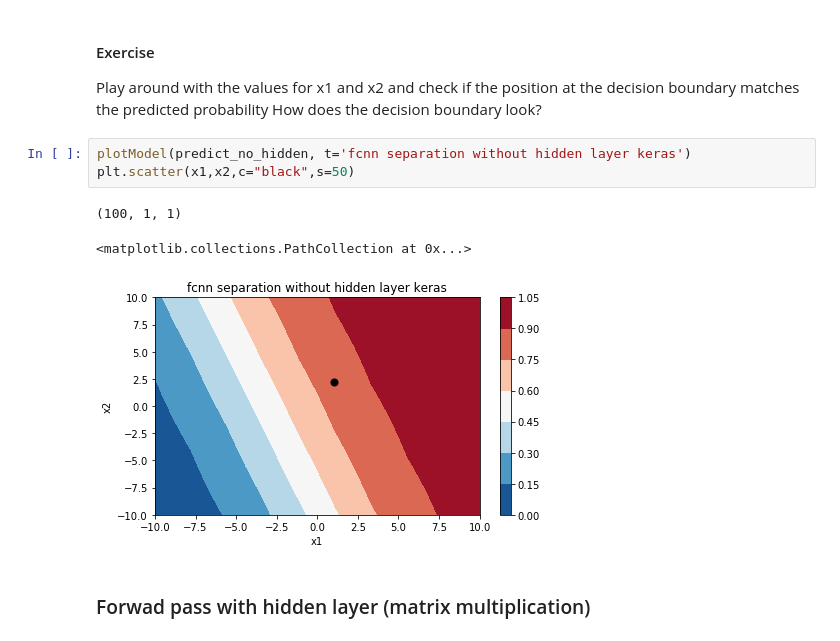
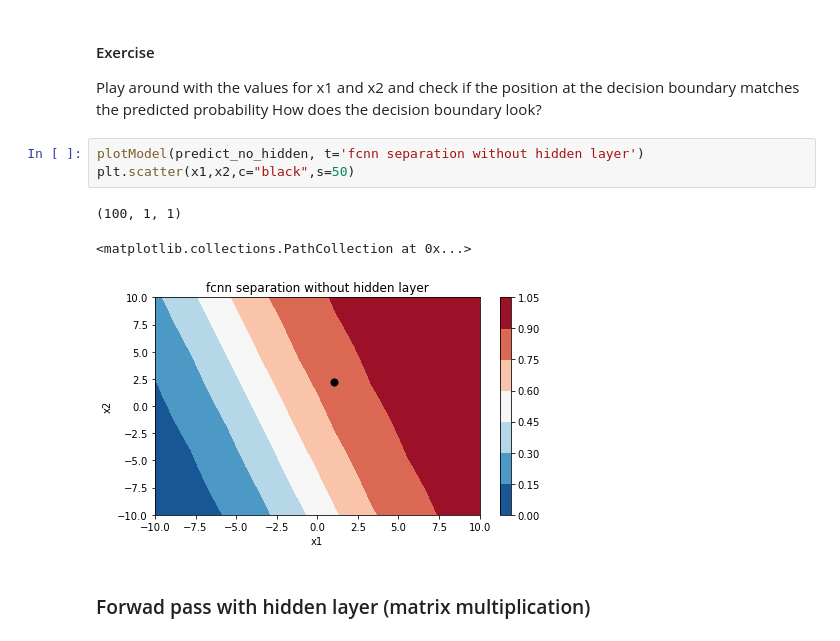
Before and after one commit to tensorchiefs/dl_course_2020, a Jupyter notebook: notebooks/01_simple_forward_pass_sol.ipynb, the cells around one changed output. Cells and saved outputs as stored; diff of their text form.

```diff
--- a/notebooks/01_simple_forward_pass_sol.ipynb
+++ b/notebooks/01_simple_forward_pass_sol.ipynb
@@ -112,12 +112,12 @@ Play around with the values for x1 and x2 and check if the position at the decis
 matches the predicted probability
 How does the decision boundary look?
 # %%
-plotModel(predict_no_hidden, t='fcnn separation without hidden layer keras')
+plotModel(predict_no_hidden, t='fcnn separation without hidden layer')
 plt.scatter(x1,x2,c="black",s=50)
 # %% [output]
 (100, 1, 1)
 <matplotlib.collections.PathCollection at 0x...>
-[figure, old version]
+[figure, new version]
 # %% [markdown]
 ### Forwad pass with hidden layer (matrix multiplication)
 # %%
```
Also changed, not shown: parts of 2 cells of this notebook, 1 other file.
